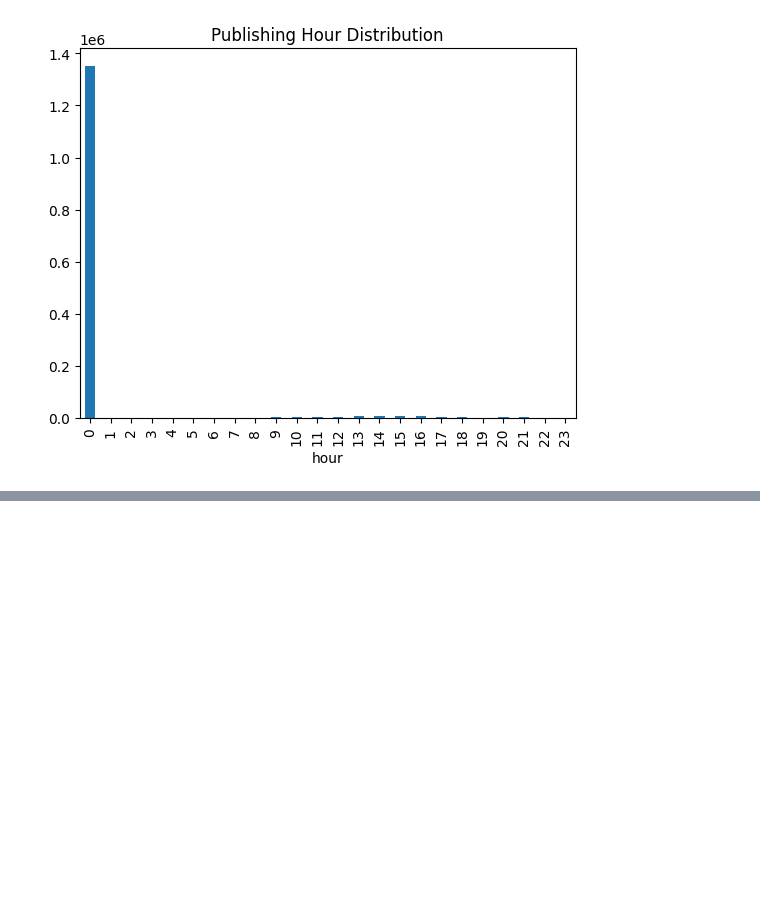
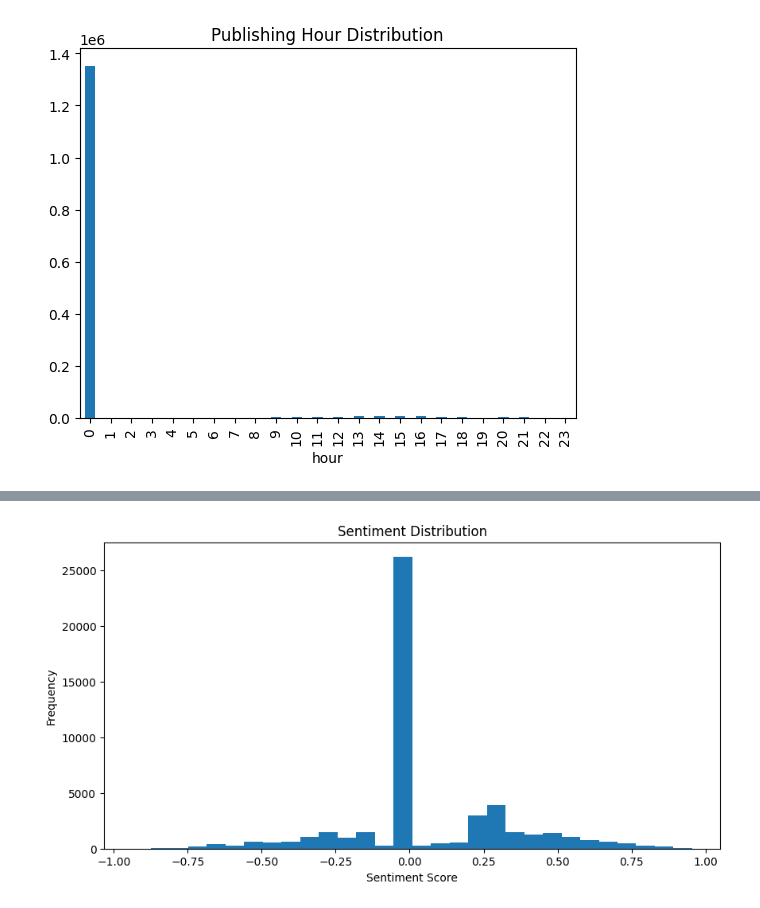
Before and after one commit to ekram-kemer1/news-sentiment-analysis, a Jupyter notebook: notebooks/eda_news.ipynb, the cells around one changed output, grey strips where cells are left out. Saved outputs shown, nothing was run; the diff lists cells and outputs as text; code cells hidden in the pictures; blank space fills up the shorter version.

```diff
--- a/notebooks/eda_news.ipynb
+++ b/notebooks/eda_news.ipynb
@@ -128,0 +267,25 @@ plt.show()
+# %%
+df_sample = df.sample(50000, random_state=1)
+# %%
+from nltk.sentiment import SentimentIntensityAnalyzer
+
+sia = SentimentIntensityAnalyzer()
+
+df_sample["sentiment"] = df_sample["headline"].apply(
+    lambda x: sia.polarity_scores(x)["compound"]
+)
+# %%
+import matplotlib.pyplot as plt
+
+plt.figure(figsize=(10,5))
+
+plt.hist(df_sample["sentiment"], bins=30)
+
+plt.title("Sentiment Distribution")
+
+plt.xlabel("Sentiment Score")
+plt.ylabel("Frequency")
+
+plt.show()
+# %% [output]
+[figure, added]
```
Also changed, not shown: parts of 13 cells of this notebook, 3 other files.
